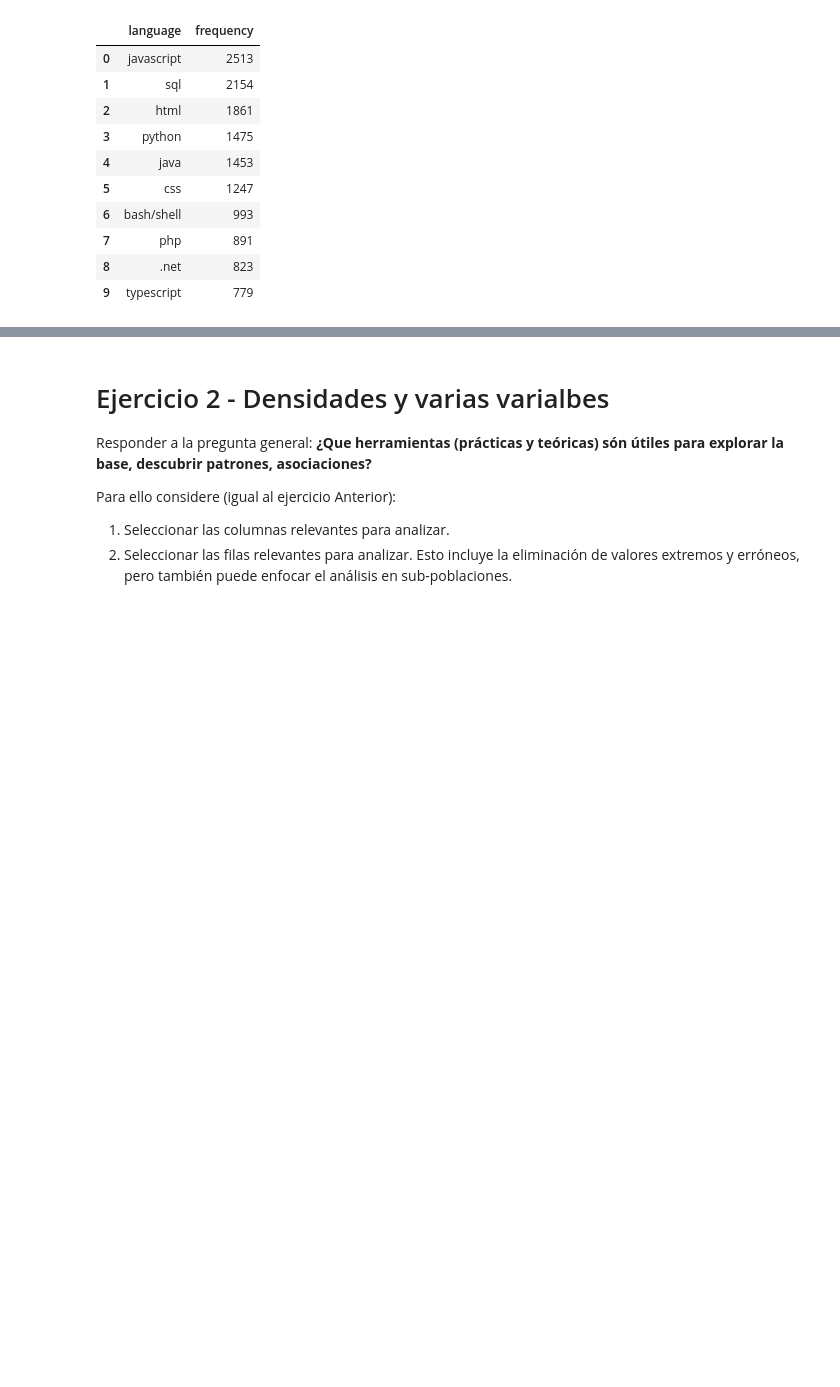
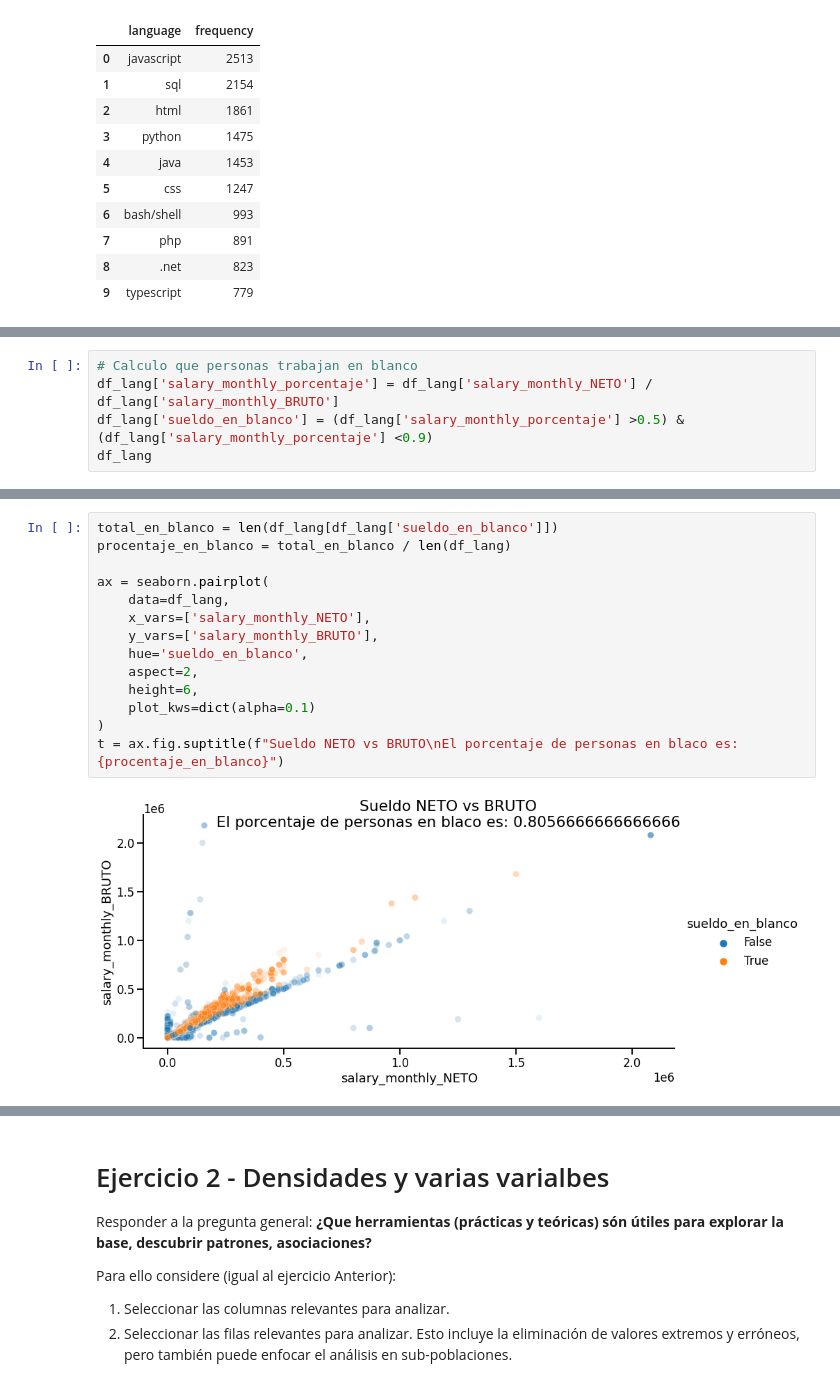
Before and after one commit to fnbellomo/DiploDatos2021, a Jupyter notebook: Copy_of_Entregable_Parte_1_Roxana.ipynb, the cells around one changed output, grey strips where cells are left out. Drawn from its saved outputs; the diff is of its cells as text; blank space fills up the shorter version.

```diff
--- a/Copy_of_Entregable_Parte_1_Roxana.ipynb
+++ b/Copy_of_Entregable_Parte_1_Roxana.ipynb
@@ -240,0 +158,5 @@ filtered_df_lang[:5]
+# %%
+# Calculo que personas trabajan en blanco
+df_lang['salary_monthly_porcentaje'] = df_lang['salary_monthly_NETO'] / df_lang['salary_monthly_BRUTO']
+df_lang['sueldo_en_blanco'] = (df_lang['salary_monthly_porcentaje'] >0.5) & (df_lang['salary_monthly_porcentaje'] <0.9)
+df_lang
@@ -240,0 +177,16 @@ filtered_df_lang[:5]
+# %%
+total_en_blanco = len(df_lang[df_lang['sueldo_en_blanco']])
+procentaje_en_blanco = total_en_blanco / len(df_lang)
+
+ax = seaborn.pairplot(
+    data=df_lang,
+    x_vars=['salary_monthly_NETO'],
+    y_vars=['salary_monthly_BRUTO'],
+    hue='sueldo_en_blanco',
+    aspect=2,
+    height=6,
+    plot_kws=dict(alpha=0.1)
+)
+t = ax.fig.suptitle(f"Sueldo NETO vs BRUTO\nEl porcentaje de personas en blaco es: {procentaje_en_blanco}")
+# %% [output]
+[figure, added]
```
Also changed, not shown: parts of 23 cells of this notebook.
